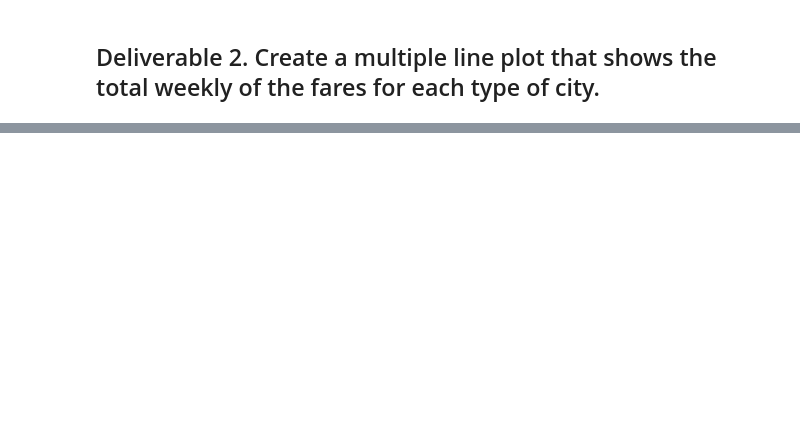
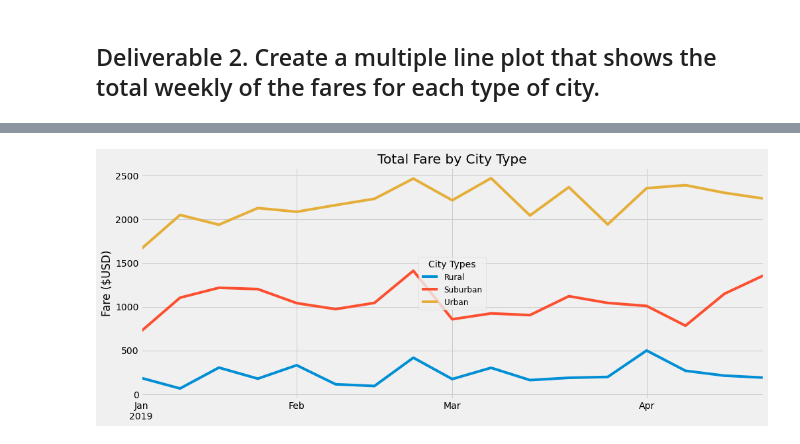
Before and after one commit to Lindsey-Maag/Pyber_Analysis, a Jupyter notebook: PyBer_Challenge.ipynb, the cells around one changed output, grey strips where cells are left out. Saved outputs shown, nothing was run; the diff lists cells and outputs as text; code cells hidden in the pictures; blank space fills up the shorter version.

```diff
--- a/PyBer_Challenge.ipynb
+++ b/PyBer_Challenge.ipynb
@@ -127,3 +153,5 @@ pyber_summary_df
 # %%
 # 4. Create a pivot table with the 'date' as the index, the columns ='type', and values='fare'
 # to get the total fares for each type of city by the date.
+date_pivot_df = date_type_df.pivot(index="date", columns="type", values="fare")
+date_pivot_df.head(5)
@@ -130,2 +166,4 @@ pyber_summary_df
 # %%
 # 5. Create a new DataFrame from the pivot table DataFrame using loc on the given dates, '2019-01-01':'2019-04-29'.
+date_jan_april_2019_df = date_pivot_df.loc['2019-01-01':'2019-04-29']
+date_jan_april_2019_df.tail(5)
@@ -132,5 +178,6 @@ pyber_summary_df
 # %%
 # 6. Set the "date" index to datetime datatype. This is necessary to use the resample() method in Step 8.
 # df.index = pd.to_datetime(df.index)
+date_jan_april_2019_df.index = pd.to_datetime(date_jan_april_2019_df.index)
 # %%
 # 7. Check that the datatype for the index is datetime using df.info()
@@ -137,2 +196,4 @@ pyber_summary_df
 # %%
 # 8. Create a new DataFrame using the "resample()" function by week 'W' and get the sum of the fares for each week.
+sum_fares_week_df = date_jan_april_2019_df.resample('W').sum()
+sum_fares_week_df
@@ -139,7 +220,21 @@ pyber_summary_df
 # %%
 # 8. Using the object-oriented interface method, plot the resample DataFrame using the df.plot() function.
-
 # Import the style from Matplotlib.
 from matplotlib import style
 # Use the graph style fivethirtyeight.
 style.use('fivethirtyeight')
+
+sum_fares_week_df.plot(figsize=(15,6))
+plt.title("Total Fare by City Type")
+plt.ylabel("Fare ($USD)")
+plt.xlabel("")
+lgnd = plt.legend(fontsize="12", mode="Expanded",
+         scatterpoints=1, loc="best", title="City Types")
+
+# Save the figure.
+plt.savefig("Analysis/Pyber_Fare_Summary.png")
+
+# Show the plot
+plt.show()
+# %% [output]
+[figure, added]
```
Also changed, not shown: parts of 8 cells of this notebook, 1 other file.
